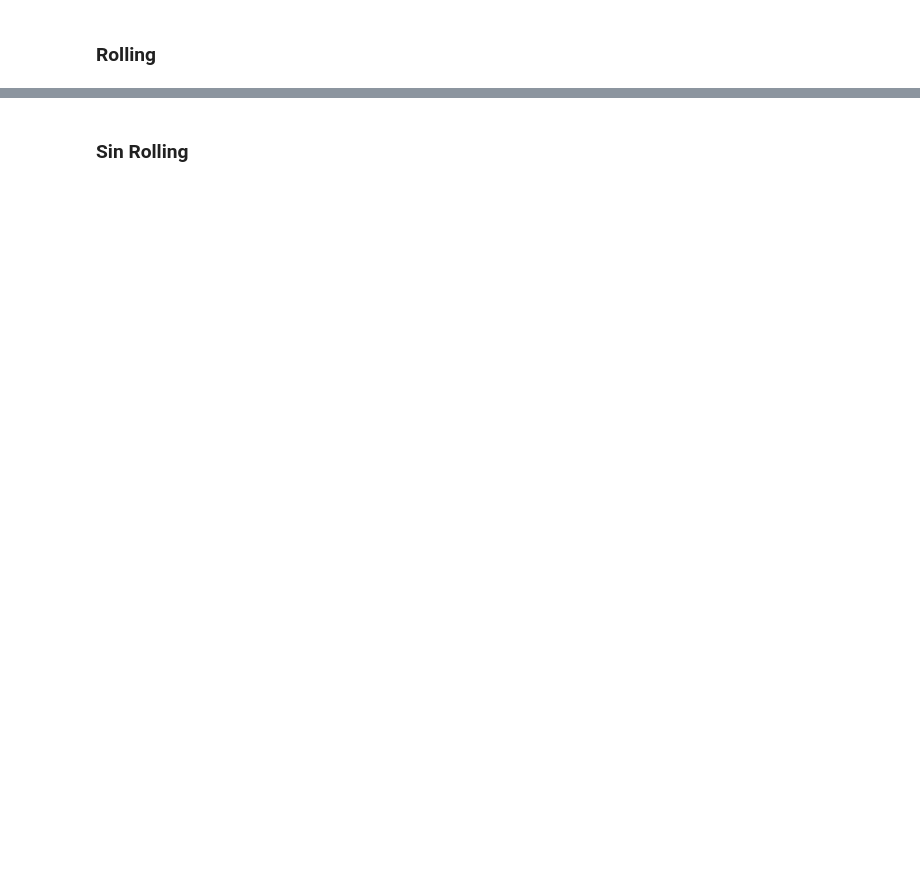
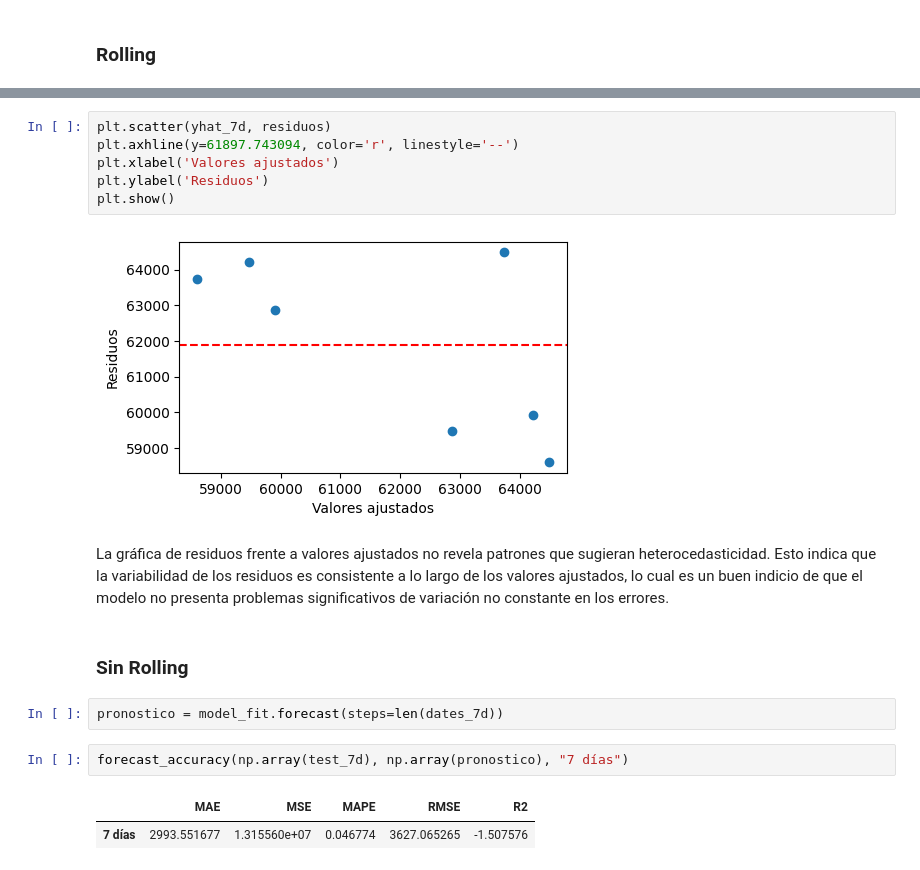
Before and after one commit to cjarango/DataViz, a Jupyter notebook: Act_1_JM.ipynb, the cells around one changed output, grey strips where cells are left out. Drawn from its saved outputs; the diff is of its cells as text; blank space fills up the shorter version.

```diff
--- a/Act_1_JM.ipynb
+++ b/Act_1_JM.ipynb
@@ -2205,2 +2321,19 @@ En la ventana de 14 días, el modelo ARIMA(4,1,4) con rolling demuestra un rendi
+# %%
+plt.scatter(yhat_7d, residuos)
+plt.axhline(y=61897.743094, color='r', linestyle='--')
+plt.xlabel('Valores ajustados')
+plt.ylabel('Residuos')
+plt.show()
+# %% [output]
+[figure, added]
+# %% [markdown]
+La gráfica de residuos frente a valores ajustados no revela patrones que sugieran heterocedasticidad. Esto indica que la variabilidad de los residuos es consistente a lo largo de los valores ajustados, lo cual es un buen indicio de que el modelo no presenta problemas significativos de variación no constante en los errores.
 # %% [markdown]
 ### Sin Rolling
+# %%
+pronostico = model_fit.forecast(steps=len(dates_7d))
+# %%
+forecast_accuracy(np.array(test_7d), np.array(pronostico), "7 días")
+# %% [output]
+|  | MAE | MSE | MAPE | RMSE | R2 |
+| 7 días | 2993.551677 | 1.315560e+07 | 0.046774 | 3627.065265 | -1.507576 |
```
Also changed, not shown: parts of 33 cells of this notebook.
